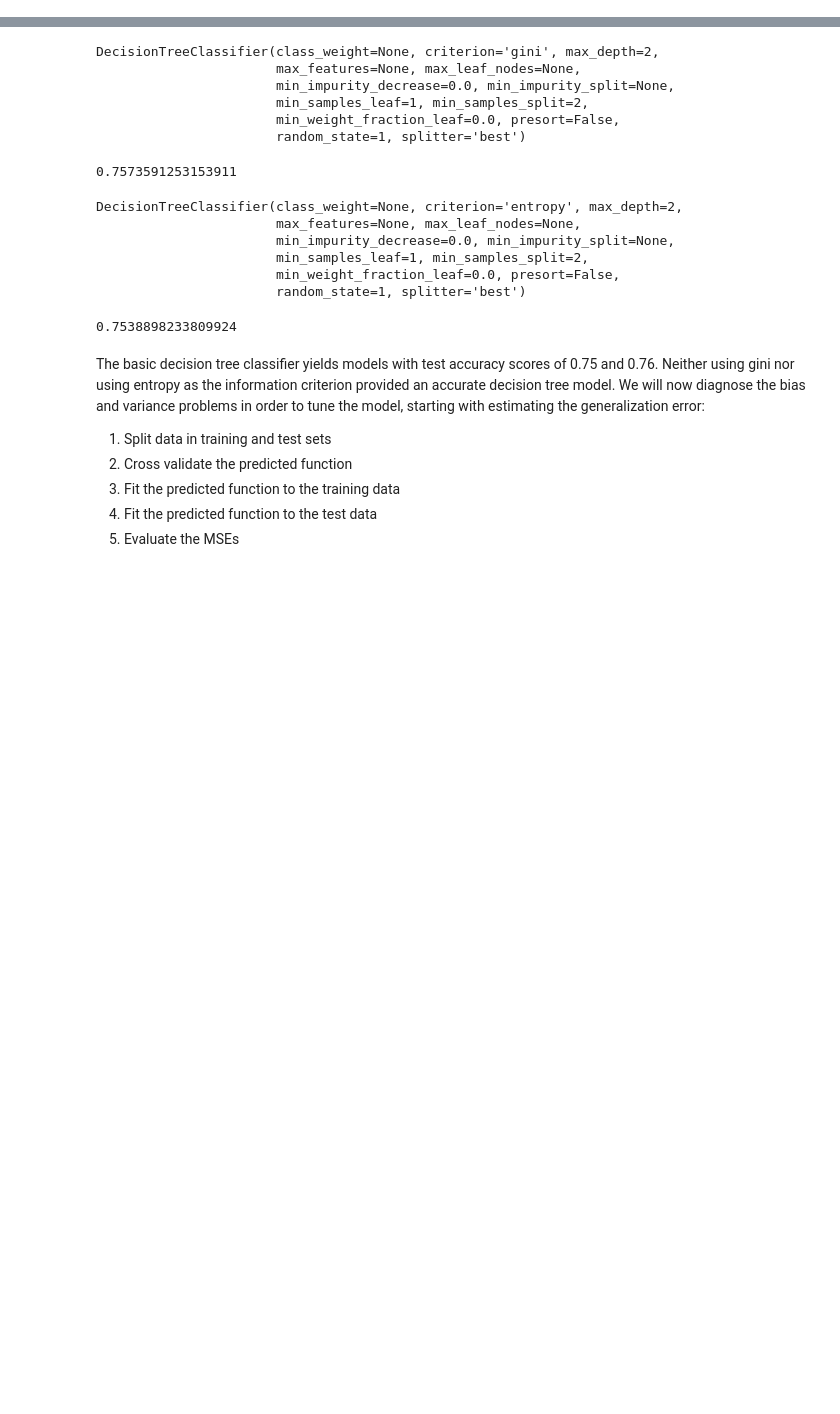
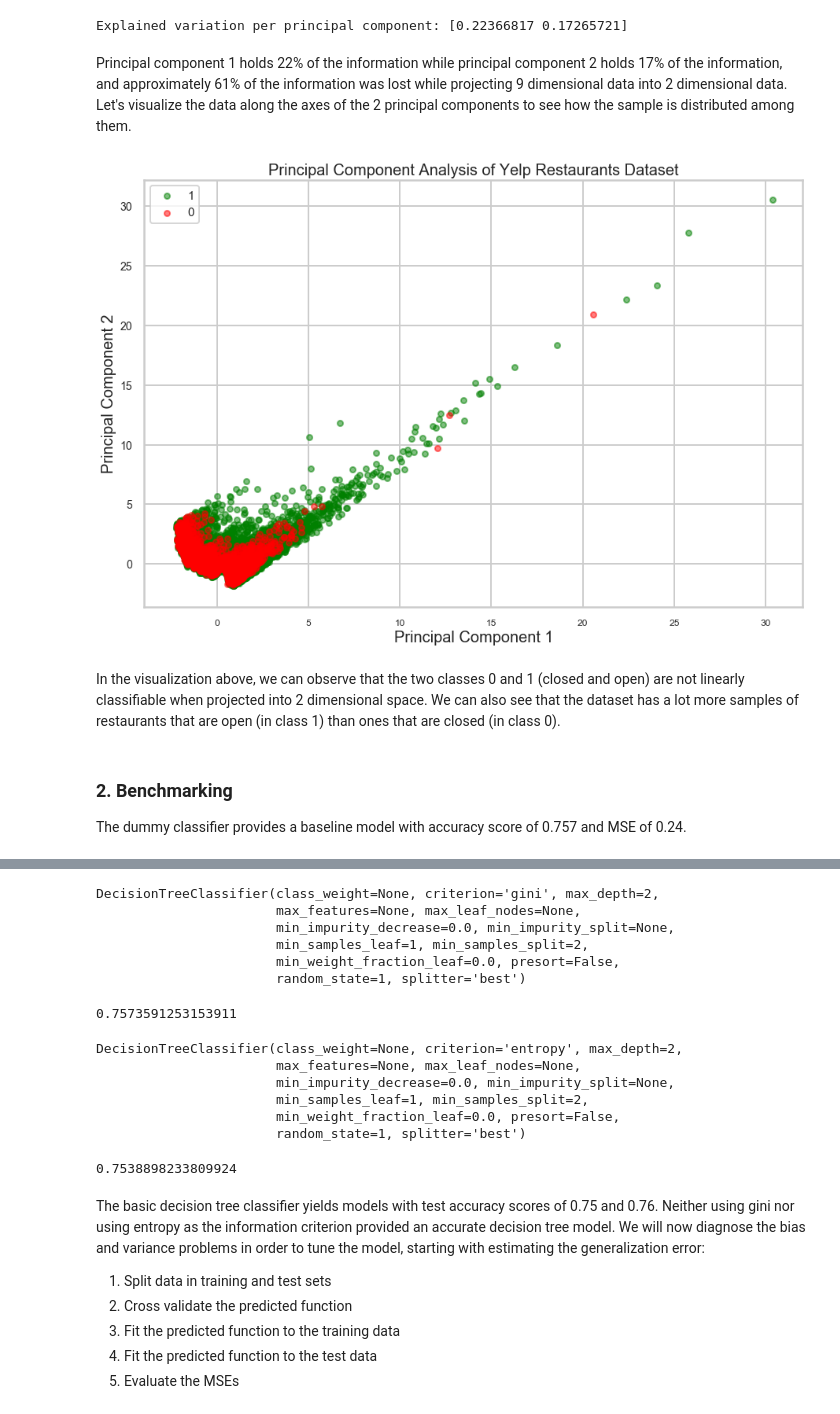
Before and after one commit to chejuichia/DataScienceStudy, a Jupyter notebook: Capstone Project 1/machine_learning.ipynb, the cells around one changed output, grey strips where cells are left out. Cells and saved outputs as stored; diff of their text form; code cells hidden in the pictures; blank space fills up the shorter version.

```diff
--- a/Capstone Project 1/machine_learning.ipynb
+++ b/Capstone Project 1/machine_learning.ipynb
@@ -49,0 +63,42 @@ y = ml['is_open'].values #label
+# %%
+# Extract the continuous features from dataframe and scale them to normal distribution
+X = scale(rests[['latitude', 'longitude', 'review_count', 'review_period', 'review_frequency',
+       'change_in_stars', 'square_km_count', 'stars_std', 'stars']].values)
+
+# Instantiate and perform principal component analysis to reduce the dimension from 9 to 2
+pca = PCA(n_components=2)
+pc = pca.fit_transform(X)
+
+# Print the explained variance ratio
+print('Explained variation per principal component: {}'.format(pca.explained_variance_ratio_))
+# %% [output]
+Explained variation per principal component: [0.22366817 0.17265721]
+# %% [markdown]
+Principal component 1 holds 22% of the information while principal component 2 holds 17% of the information, and approximately 61% of the information was lost while projecting 9 dimensional data into 2 dimensional data. Let's visualize the data along the axes of the 2 principal components to see how the sample is distributed among them.
+# %%
+# Create dataframe with the principal components and the categorical feature of interest
+ml = pd.DataFrame(data=pc, columns=['pc1','pc2'])
+ml['special_category'] = rests['special_category']
+# %%
+plt.figure(figsize=(15,10))
+plt.xticks(fontsize=12)
+plt.yticks(fontsize=14)
+plt.xlabel('Principal Component 1',fontsize=20)
+plt.ylabel('Principal Component 2',fontsize=20)
+plt.title("Principal Component Analysis of Yelp Restaurants Dataset",fontsize=20)
+targets = [1, 0]
+colors = ['g', 'r']
+for target, color in zip(targets,colors):
+    indicesToKeep = rests['is_open'] == target
+    plt.scatter(ml.loc[indicesToKeep, 'pc1']
+               , ml.loc[indicesToKeep, 'pc2'], c = color, s = 50, alpha=0.5)
+
+plt.legend(targets,prop={'size': 15})
+plt.show();
+# %% [output]
+[figure, added]
+# %% [markdown]
+In the visualization above, we can observe that the two classes 0 and 1 (closed and open) are not linearly classifiable when projected into 2 dimensional space. We can also see that the dataset has a lot more samples of restaurants that are open (in class 1) than ones that are closed (in class 0).
+# %% [markdown]
+### 2. Benchmarking
+The dummy classifier provides a baseline model with accuracy score of 0.757 and MSE of 0.24.
```
Also changed, not shown: parts of 8 cells of this notebook.
